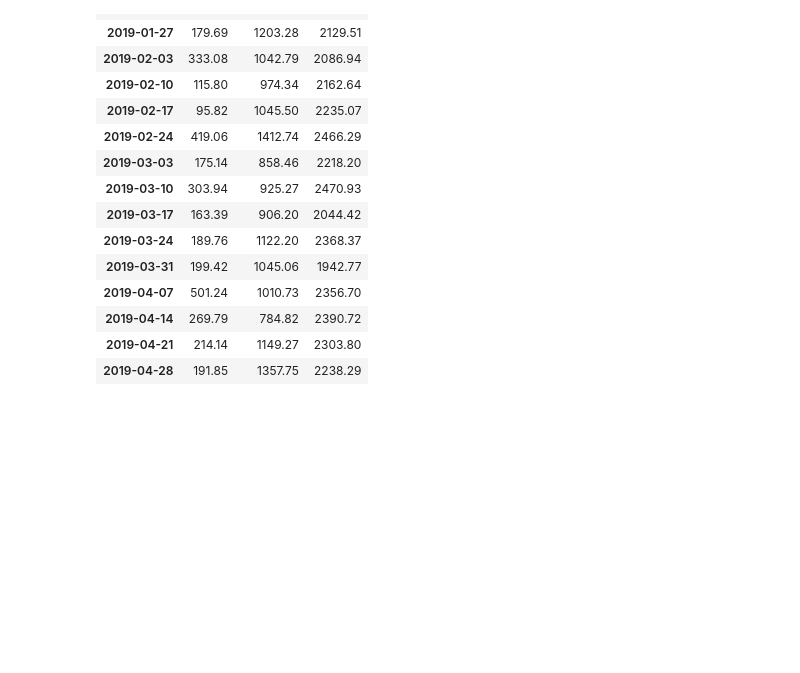
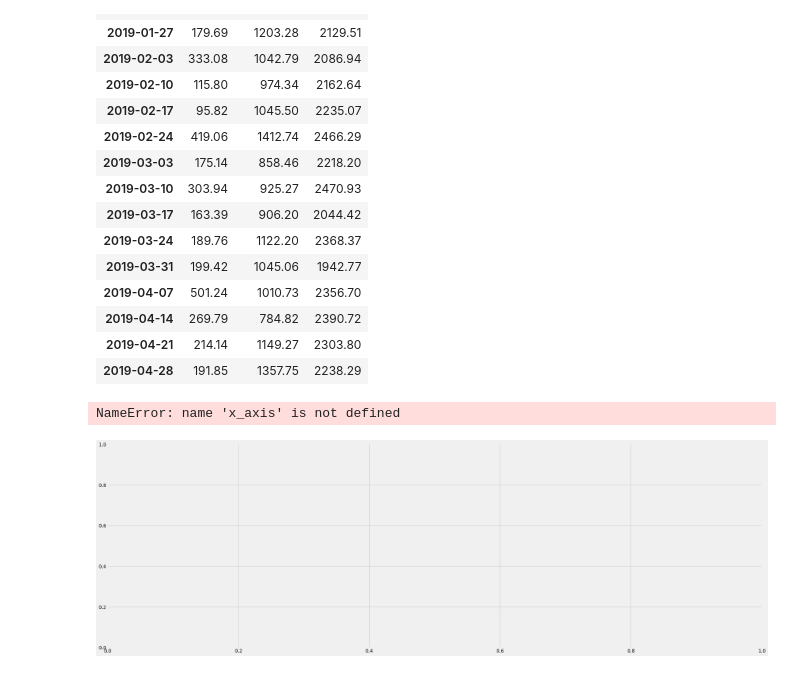
Before and after one commit to crystalheshuang/PyBer_Analysis, a Jupyter notebook: PyBer_Challenge.ipynb, the cells around one changed output. Cells and saved outputs as stored; diff of their text form; code cells hidden in the pictures; blank space fills up the shorter version.

```diff
--- a/PyBer_Challenge.ipynb
+++ b/PyBer_Challenge.ipynb
@@ -281,0 +275,49 @@ style.use('fivethirtyeight')
+# %%
+# 8. Using the object-oriented interface method, plot the resample DataFrame using the df.plot() function.
+
+# Import the style from Matplotlib.
+from matplotlib import style
+# Use the graph style fivethirtyeight.
+style.use('fivethirtyeight')
+
+fig, ax = plt.subplots(figsize=(30, 10))
+
+
+ax.plot(x_axis, urban_y_axis, color="yellow", linewidth=2, label="Urban")
+ax.plot(x_axis, rural_y_axis, color="blue", linewidth=2, label="Rural")
+ax.plot(x_axis, suburban_y_axis, color="red", linewidth=2, label="Suburban")
+
+
+ax.set_title("Total Fare by City Type", fontsize=20, weight="bold")
+
+
+ax.set_xlabel("Month", fontsize=16, weight='bold')
+ax.set_ylabel("Fare ($USD)", fontsize=16, weight='bold')
+
+
+import matplotlib.dates as mdates
+months = mdates.MonthLocator()
+ax.xaxis.set_major_locator(months)
+
+
+month_format = mdates.DateFormatter("%b-%Y")
+ax.xaxis.set_major_formatter(month_format)
+
+
+lgnd = plt.legend(fontsize="12"
+             , scatterpoints=1
+             , loc="center"
+             , title="City Type")
+lgnd.legendHandles[0]._sizes = [100]
+lgnd.legendHandles[1]._sizes = [100]
+lgnd.legendHandles[2]._sizes = [100]
+lgnd.get_title().set_fontsize(14)
+lgnd.get_title().set_weight="bold"
+
+
+ax.grid(linewidth=2)
+
+plt.show
+# %% [output]
+NameError: name 'x_axis' is not defined
+[figure, added]
```
Also changed, not shown: parts of 1 cell of this notebook.
